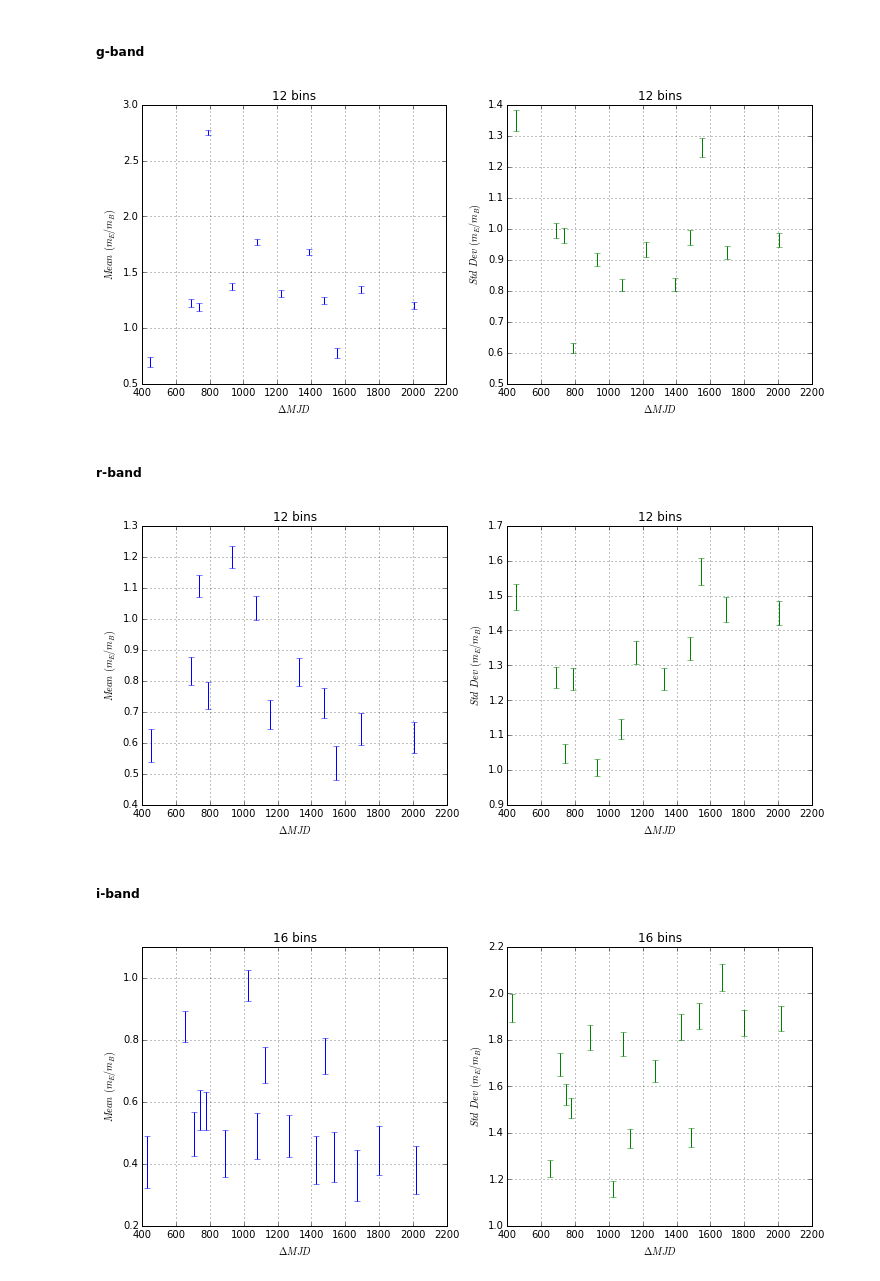
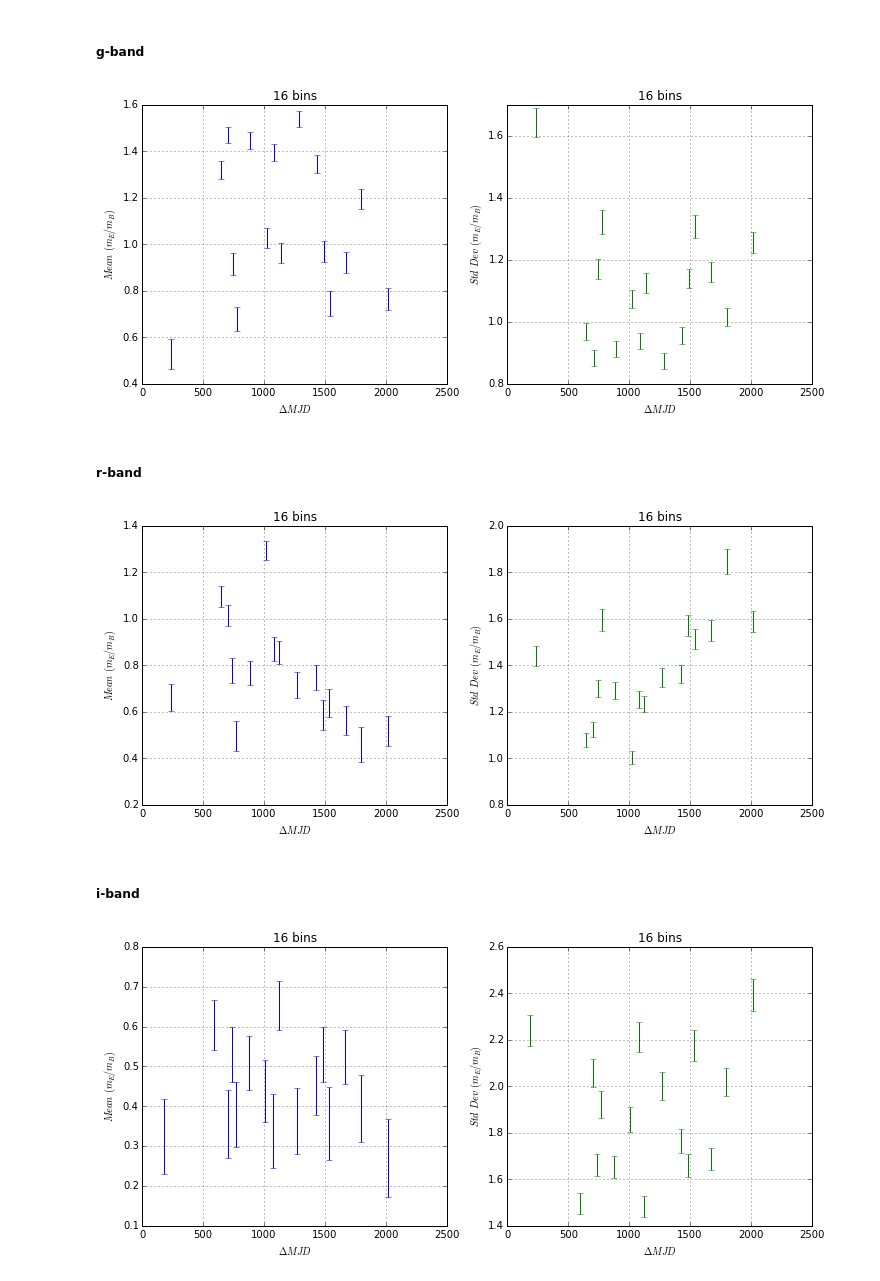
Before and after one commit to belaa/eboss-lya-qa, a Jupyter notebook: eboss_boss_repeat_qsos.ipynb, the cells around one changed output. Saved outputs shown, nothing was run; the diff lists cells and outputs as text; code cells hidden in the pictures.

```diff
--- a/eboss_boss_repeat_qsos.ipynb
+++ b/eboss_boss_repeat_qsos.ipynb
@@ -153,18 +153,18 @@ def plot_statistics(x, y, trim_limit, num_bins):
 # %% [markdown]
 ##### g-band
 # %%
-plot_statistics(eboss_boss_overlap['MJD_E']-eboss_boss_overlap['MJD_B'], np.log10(eboss_boss_overlap['SPECTROFLUX_1_E'])/np.log10(eboss_boss_overlap['SPECTROFLUX_1_B']), 4, 12)
+plot_statistics(eboss_dr13_overlap['MJD_E']-eboss_dr13_overlap['MJD_D'], np.log10(eboss_dr13_overlap['SPECTROFLUX_1_E'])/np.log10(eboss_dr13_overlap['SPECTROFLUX_1_D']), 4, 16)
 # %% [output]
-[figure, old version]
+[figure, new version]
 # %% [markdown]
 ##### r-band
 # %%
-plot_statistics(eboss_boss_overlap['MJD_E']-eboss_boss_overlap['MJD_B'], np.log10(eboss_boss_overlap['SPECTROFLUX_2_E'])/np.log10(eboss_boss_overlap['SPECTROFLUX_2_B']), 4, 12)
+plot_statistics(eboss_dr13_overlap['MJD_E']-eboss_dr13_overlap['MJD_D'], np.log10(eboss_dr13_overlap['SPECTROFLUX_2_E'])/np.log10(eboss_dr13_overlap['SPECTROFLUX_2_D']), 4, 16)
 # %% [output]
-[figure, old version]
+[figure, new version]
 # %% [markdown]
 ##### i-band
 # %%
-plot_statistics(eboss_boss_overlap['MJD_E']-eboss_boss_overlap['MJD_B'], np.log10(eboss_boss_overlap['SPECTROFLUX_3_E'])/np.log10(eboss_boss_overlap['SPECTROFLUX_3_B']), 4, 16)
+plot_statistics(eboss_dr13_overlap['MJD_E']-eboss_dr13_overlap['MJD_D'], np.log10(eboss_dr13_overlap['SPECTROFLUX_3_E'])/np.log10(eboss_dr13_overlap['SPECTROFLUX_3_D']), 4, 16)
 # %% [output]
-[figure, old version]
+[figure, new version]
```
